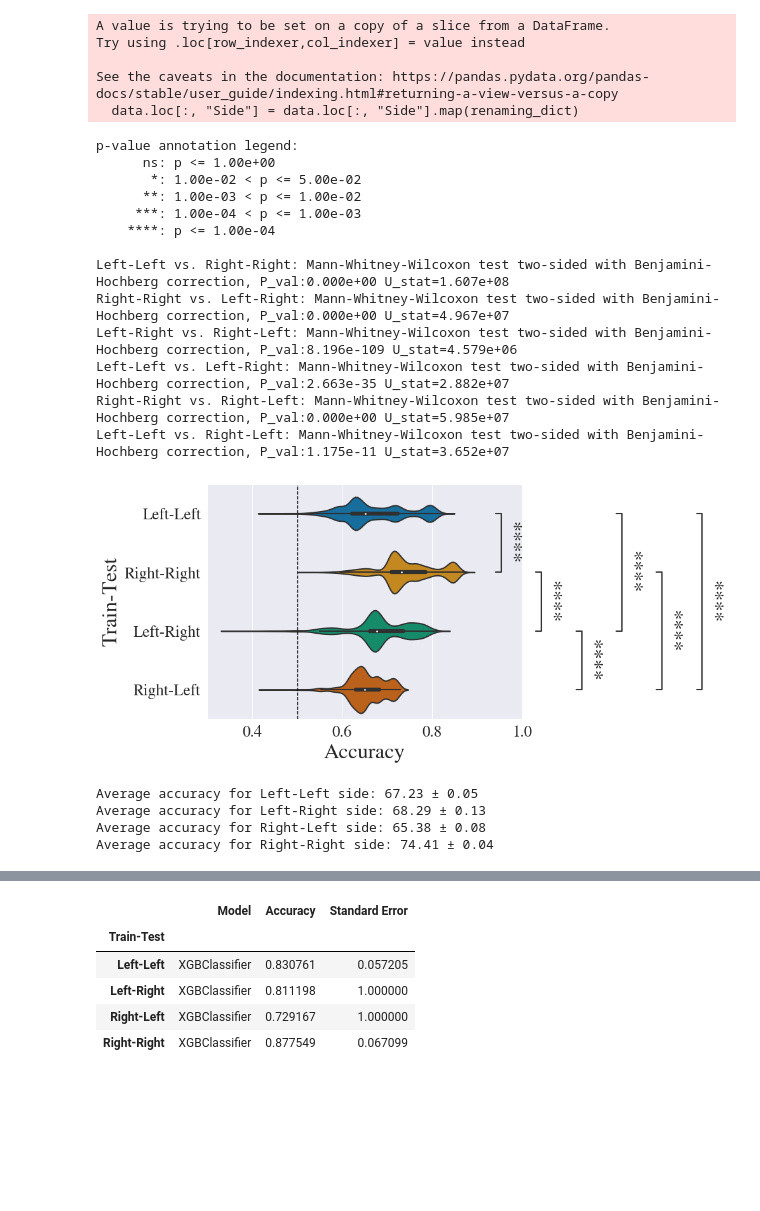
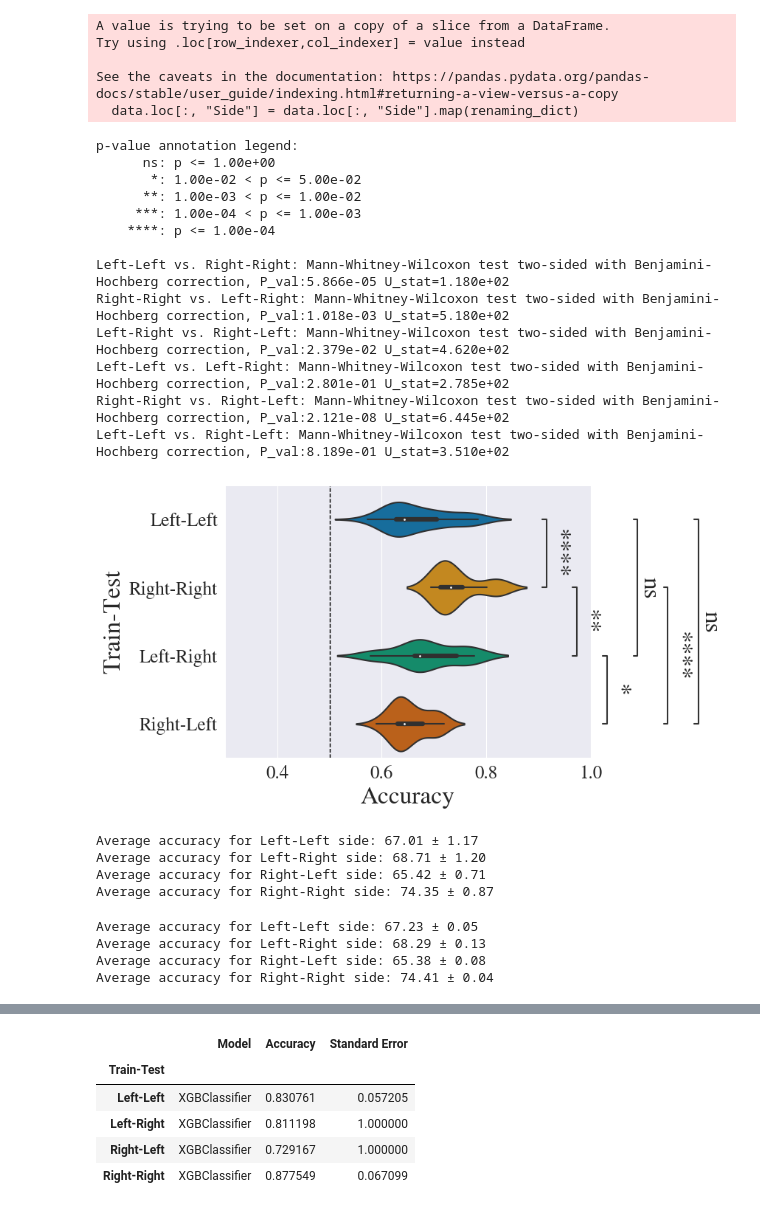
Before and after one commit to LeonardoAlchieri/LateralizationPhysiologicalWearables, a Jupyter notebook: plotting_notebooks/n_fold.ipynb, the cells around one changed output, grey strips where cells are left out. Drawn from its saved outputs; the diff is of its cells as text; code cells hidden in the pictures; blank space fills up the shorter version.

```diff
--- a/plotting_notebooks/n_fold.ipynb
+++ b/plotting_notebooks/n_fold.ipynb
@@ -278,7 +292,7 @@ def clean_side_names(
 # %% [markdown]
 ## USILaughs
 # %%
-path_to_save_data_avgs = "../data.nosync/usilaughs/results/n_fold_all.h5"
+path_to_save_data_avgs = "../data.nosync/usilaughs/results/n_fold_fix_all.h5"
 
 order = [
     "Left-Left",
@@ -299,28 +313,28 @@ See the caveats in the documentation: https://pandas.pydata.org/pandas-docs/stab
 # %%
 make_violin_accuracy(
     data=all_results_no_dummy,
     sides=order,
-    path_to_save_fig="../final_visualizations/violin_n_fold_accuracy_usilaughs.pdf",
+    path_to_save_fig="../final_visualizations/violin_n_fold_fix_accuracy_usilaughs.pdf",
     xlim=(0.3,1),
     small_fontsize=18,
     medium_fontsize=24,
     large_fontsize=25,
 )
 # %% [output]
 p-value annotation legend:
       ns: p <= 1.00e+00
        *: 1.00e-02 < p <= 5.00e-02
       **: 1.00e-03 < p <= 1.00e-02
      ***: 1.00e-04 < p <= 1.00e-03
     ****: p <= 1.00e-04
 
-Left-Left vs. Right-Right: Mann-Whitney-Wilcoxon test two-sided with Benjamini-Hochberg correction, P_val:0.000e+00 U_stat=1.607e+08
-Right-Right vs. Left-Right: Mann-Whitney-Wilcoxon test two-sided with Benjamini-Hochberg correction, P_val:0.000e+00 U_stat=4.967e+07
-Left-Right vs. Right-Left: Mann-Whitney-Wilcoxon test two-sided with Benjamini-Hochberg correction, P_val:8.196e-109 U_stat=4.579e+06
-Left-Left vs. Left-Right: Mann-Whitney-Wilcoxon test two-sided with Benjamini-Hochberg correction, P_val:2.663e-35 U_stat=2.882e+07
-Right-Right vs. Right-Left: Mann-Whitney-Wilcoxon test two-sided with Benjamini-Hochberg correction, P_val:0.000e+00 U_stat=5.985e+07
-Left-Left vs. Right-Left: Mann-Whitney-Wilcoxon test two-sided with Benjamini-Hochberg correction, P_val:1.175e-11 U_stat=3.652e+07
+Left-Left vs. Right-Right: Mann-Whitney-Wilcoxon test two-sided with Benjamini-Hochberg correction, P_val:5.866e-05 U_stat=1.180e+02
+Right-Right vs. Left-Right: Mann-Whitney-Wilcoxon test two-sided with Benjamini-Hochberg correction, P_val:1.018e-03 U_stat=5.180e+02
+Left-Right vs. Right-Left: Mann-Whitney-Wilcoxon test two-sided with Benjamini-Hochberg correction, P_val:2.379e-02 U_stat=4.620e+02
+Left-Left vs. Left-Right: Mann-Whitney-Wilcoxon test two-sided with Benjamini-Hochberg correction, P_val:2.801e-01 U_stat=2.785e+02
+Right-Right vs. Right-Left: Mann-Whitney-Wilcoxon test two-sided with Benjamini-Hochberg correction, P_val:2.121e-08 U_stat=6.445e+02
+Left-Left vs. Right-Left: Mann-Whitney-Wilcoxon test two-sided with Benjamini-Hochberg correction, P_val:8.189e-01 U_stat=3.510e+02
-[figure, old version]
+[figure, new version]
 # %%
 average_acc = all_results_no_dummy.groupby('Train-Test')['Accuracy'].mean()
 # NOTE: this error estimation is not actually correct.
@@ -329,7 +343,19 @@ for i in range(len(average_acc)):
     # print accuracy with format '0.2f' (2 decimal places)
     print('Average accuracy for {} side: {:.2f} ± {:.2f}'.format(average_acc.index[i], average_acc[i]*100, err_acc[i]*100))
 # %% [output]
-Average accuracy for Left-Left side: 67.23 ± 0.05
-Average accuracy for Left-Right side: 68.29 ± 0.13
-Average accuracy for Right-Left side: 65.38 ± 0.08
-Average accuracy for Right-Right side: 74.41 ± 0.04
+Average accuracy for Left-Left side: 67.01 ± 1.17
+Average accuracy for Left-Right side: 68.71 ± 1.20
+Average accuracy for Right-Left side: 65.42 ± 0.71
+Average accuracy for Right-Right side: 74.35 ± 0.87
+# %%
+average_acc = all_results_no_dummy.groupby('Train-Test')['Accuracy'].mean()
+# NOTE: this error estimation is not actually correct.
+err_acc = all_results_no_dummy.groupby('Train-Test')['Accuracy'].std() / (all_results_no_dummy.groupby('Train-Test')['Accuracy'].count().apply(lambda x: x**0.5))
+for i in range(len(average_acc)):
+    # print accuracy with format '0.2f' (2 decimal places)
+    print('Average accuracy for {} side: {:.2f} ± {:.2f}'.format(average_acc.index[i], average_acc[i]*100, err_acc[i]*100))
+# %% [output]
+Average accuracy for Left-Left side: 67.23 ± 0.05
+Average accuracy for Left-Right side: 68.29 ± 0.13
+Average accuracy for Right-Left side: 65.38 ± 0.08
+Average accuracy for Right-Right side: 74.41 ± 0.04
```
Also changed, not shown: parts of 5 cells of this notebook, 3 other files.
